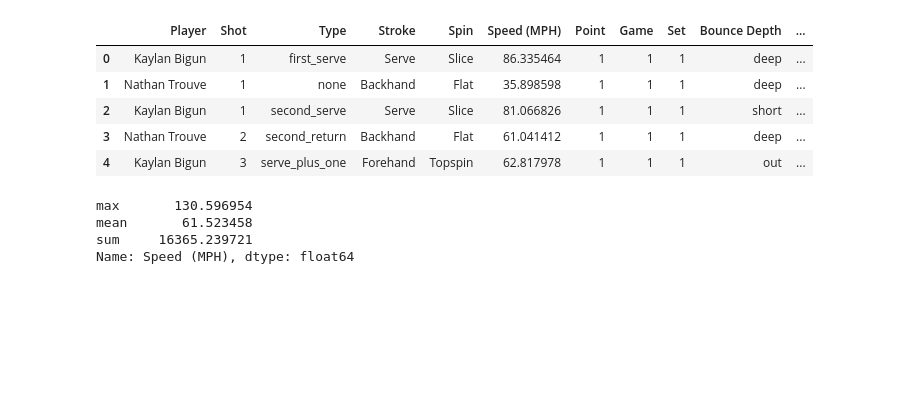
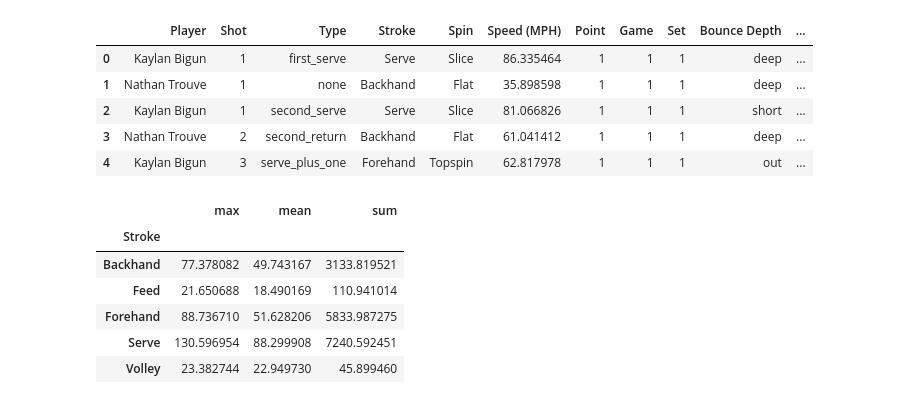
Before and after one commit to cjgimena/consulting-spring2025, a Jupyter notebook: week2.ipynb, the cells around one changed output. Drawn from its saved outputs; the diff is of its cells as text; code cells hidden in the pictures; blank space fills up the shorter version.

```diff
--- a/week2.ipynb
+++ b/week2.ipynb
@@ -525,9 +525,12 @@ shots_excel.head()
 | 4 | Kaylan Bigun | 3 | serve_plus_one | Forehand | Topspin | 62.817978 | 1 | 1 | 1 | out | ... |
 # %%
 kaylan = shots_excel.query('Player == "Kaylan Bigun"')
-kaylan['Speed (MPH)'].agg(['max', 'mean', 'sum'])
+kaylan.groupby('Stroke')['Speed (MPH)'].agg(['max', 'mean', 'sum'])
 # %% [output]
-max       130.596954
-mean       61.523458
-sum     16365.239721
-Name: Speed (MPH), dtype: float64
+|  | max | mean | sum |
+| Stroke |  |  |  |
+| Backhand | 77.378082 | 49.743167 | 3133.819521 |
+| Feed | 21.650688 | 18.490169 | 110.941014 |
+| Forehand | 88.736710 | 51.628206 | 5833.987275 |
+| Serve | 130.596954 | 88.299908 | 7240.592451 |
+| Volley | 23.382744 | 22.949730 | 45.899460 |
```
